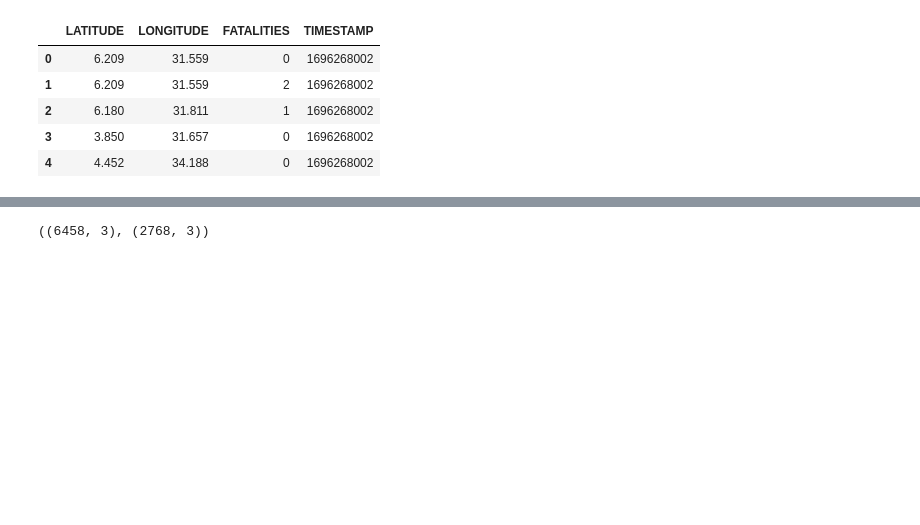
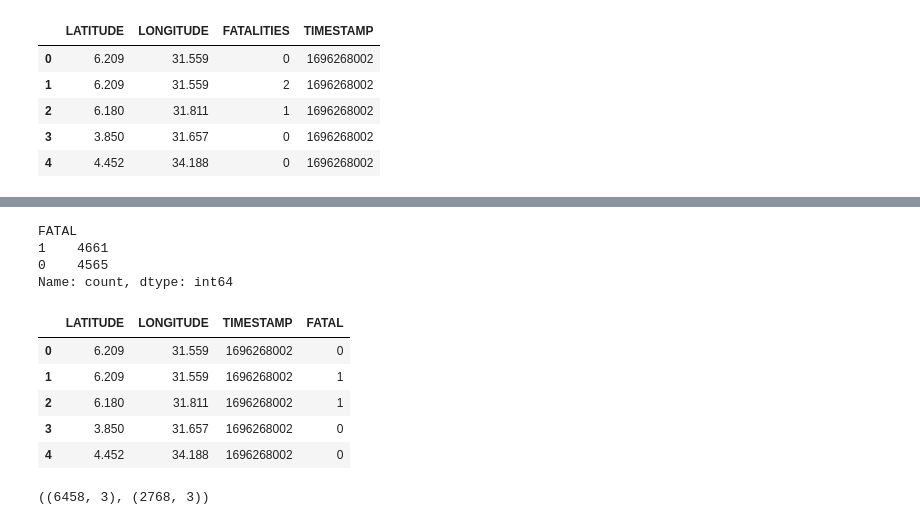
Before and after one commit to kaylanhua/conflicts, a Jupyter notebook: hoch/random_forest.ipynb, the cells around one changed output, grey strips where cells are left out. Drawn from its saved outputs; the diff is of its cells as text; code cells hidden in the pictures; blank space fills up the shorter version.

```diff
--- a/hoch/random_forest.ipynb
+++ b/hoch/random_forest.ipynb
@@ -40,3 +34,18 @@ df_short.head()
+# %%
+df_short['FATAL'] = (df_short['FATALITIES'] > 0).astype(int)
+df_short['FATAL'].value_counts()
+# %% [output]
+FATAL
+1    4661
+0    4565
+Name: count, dtype: int64
 # %%
-X = df_short.drop('FATALITIES',axis=1)
-y = df_short['FATALITIES']
+cleaned = df_short.drop(['FATALITIES'], axis=1)
+cleaned.head()
+# %% [output]
+|  | LATITUDE | LONGITUDE | TIMESTAMP | FATAL |
+| 0 | 6.209 | 31.559 | 1696268002 | 0 |
+| 1 | 6.209 | 31.559 | 1696268002 | 1 |
+| 2 | 6.180 | 31.811 | 1696268002 | 1 |
+| 3 | 3.850 | 31.657 | 1696268002 | 0 |
+| 4 | 4.452 | 34.188 | 1696268002 | 0 |
```
Also changed, not shown: parts of 7 cells of this notebook.
